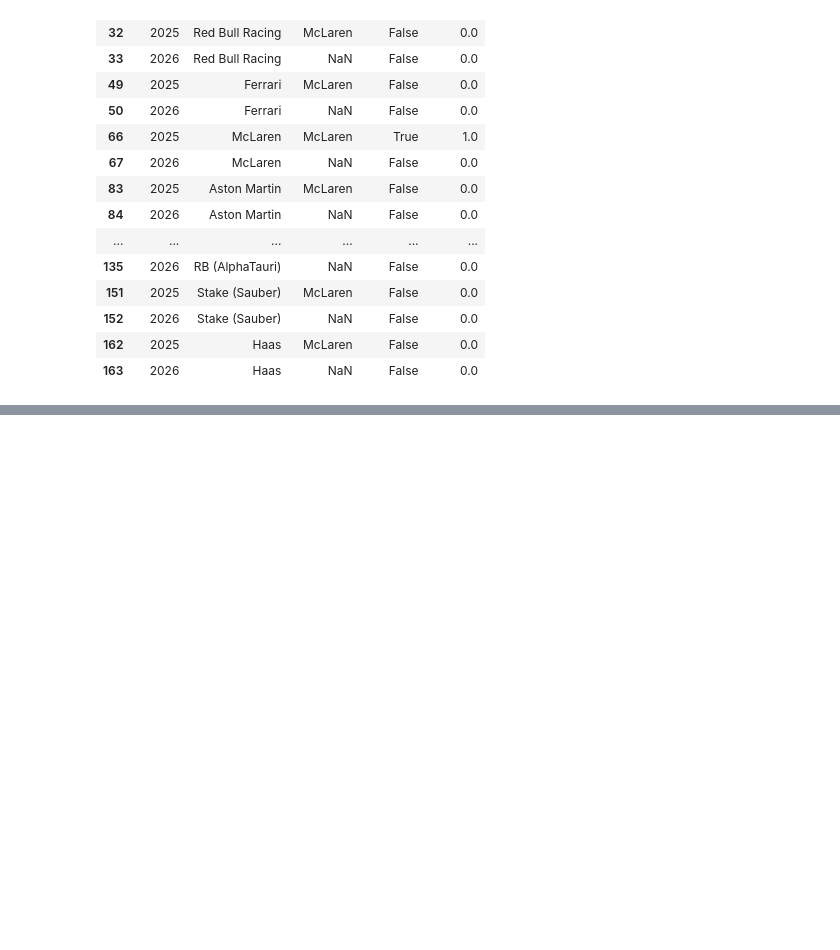
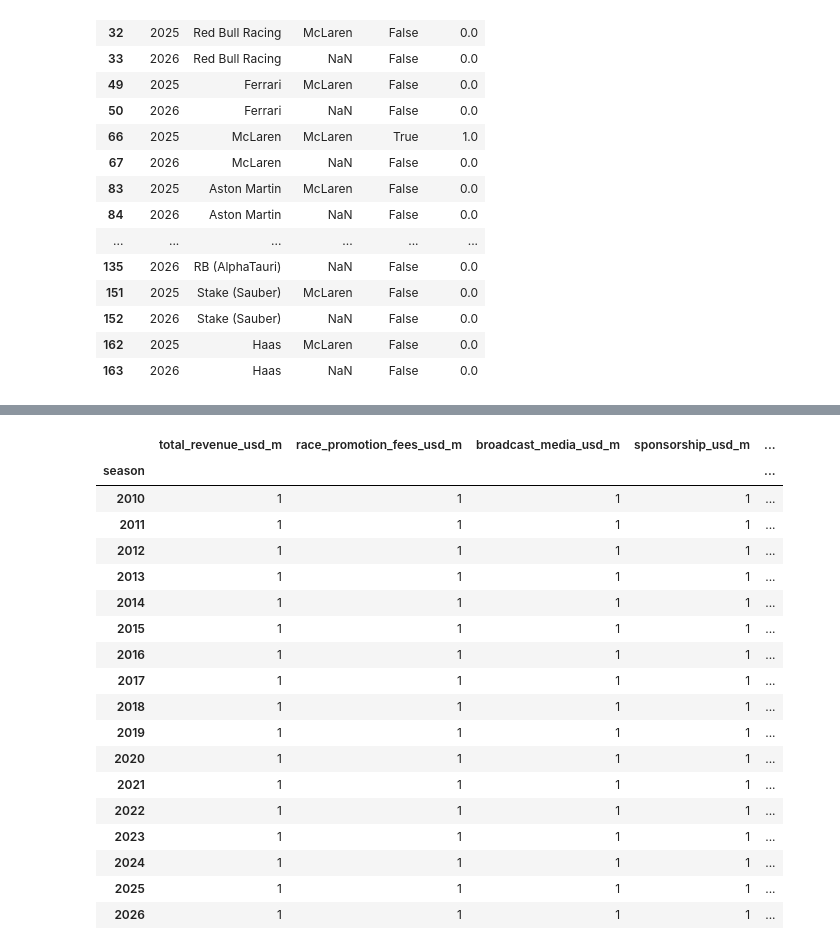
Before and after one commit to fredizenn/bank-of-horsepower, a Jupyter notebook: notebooks/02_build_table.ipynb, the cells around one changed output, grey strips where cells are left out. Saved outputs shown, nothing was run; the diff lists cells and outputs as text; code cells hidden in the pictures; blank space fills up the shorter version.

```diff
--- a/notebooks/02_build_table.ipynb
+++ b/notebooks/02_build_table.ipynb
@@ -174,0 +223,22 @@ step_by_step
+# %%
+f1_business_df_copy.groupby("season").nunique()
+# %% [output]
+|  | total_revenue_usd_m | race_promotion_fees_usd_m | broadcast_media_usd_m | sponsorship_usd_m | ... |
+| season |  |  |  |  | ... |
+| 2010 | 1 | 1 | 1 | 1 | ... |
+| 2011 | 1 | 1 | 1 | 1 | ... |
+| 2012 | 1 | 1 | 1 | 1 | ... |
+| 2013 | 1 | 1 | 1 | 1 | ... |
+| 2014 | 1 | 1 | 1 | 1 | ... |
+| 2015 | 1 | 1 | 1 | 1 | ... |
+| 2016 | 1 | 1 | 1 | 1 | ... |
+| 2017 | 1 | 1 | 1 | 1 | ... |
+| 2018 | 1 | 1 | 1 | 1 | ... |
+| 2019 | 1 | 1 | 1 | 1 | ... |
+| 2020 | 1 | 1 | 1 | 1 | ... |
+| 2021 | 1 | 1 | 1 | 1 | ... |
+| 2022 | 1 | 1 | 1 | 1 | ... |
+| 2023 | 1 | 1 | 1 | 1 | ... |
+| 2024 | 1 | 1 | 1 | 1 | ... |
+| 2025 | 1 | 1 | 1 | 1 | ... |
+| 2026 | 1 | 1 | 1 | 1 | ... |
```
Also changed, not shown: parts of 3 cells of this notebook, 2 other files.
